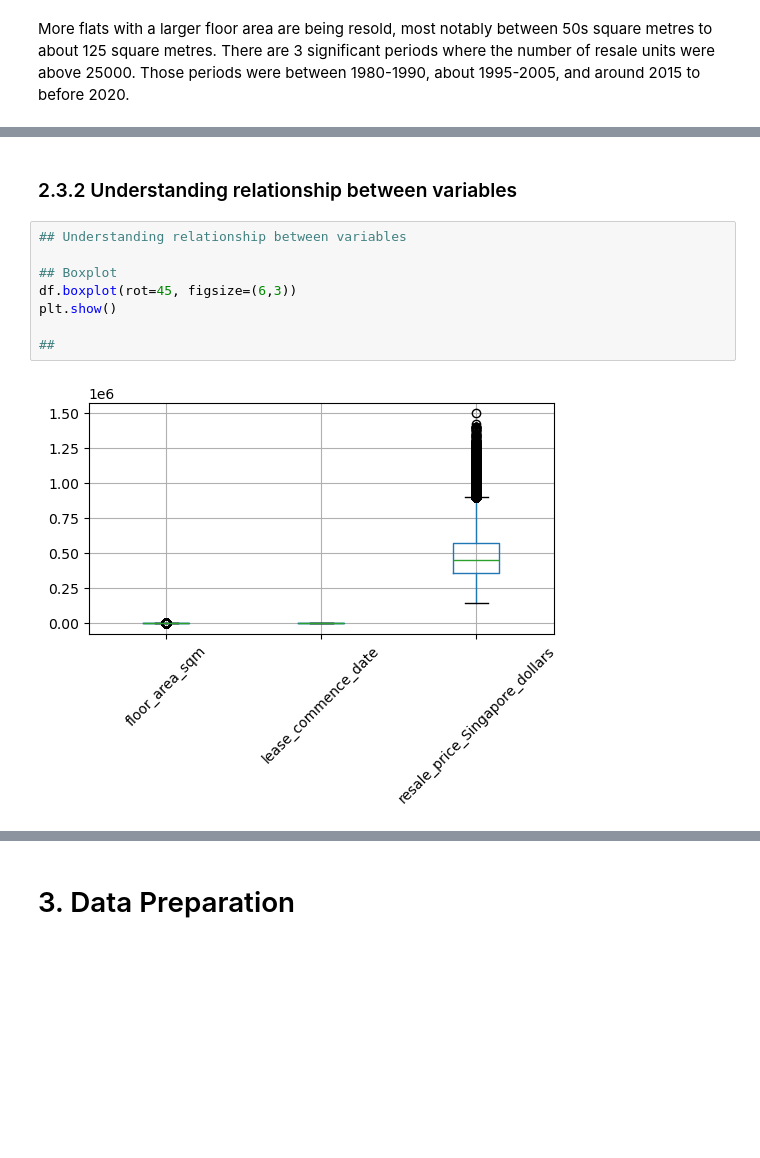
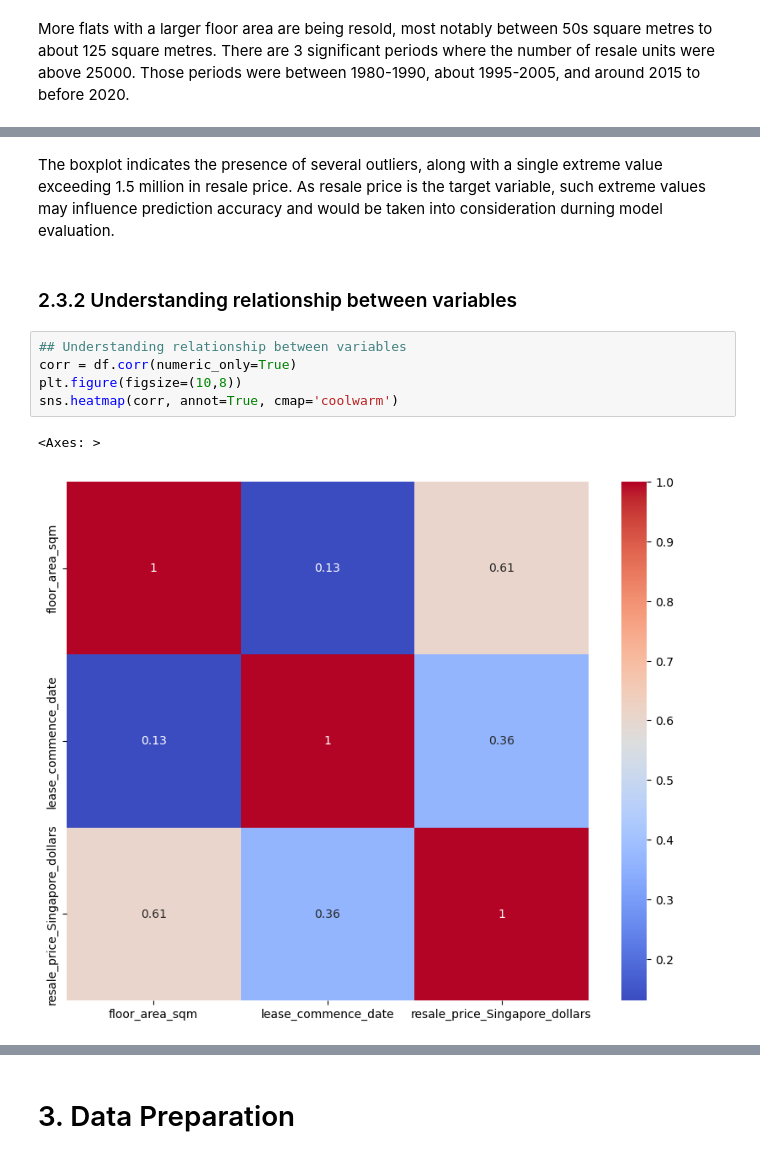
Before and after one commit to gesvda/mldp-project, a Jupyter notebook: MLDP Program Codes Submission Template.ipynb, the cells around one changed output, grey strips where cells are left out. Cells and saved outputs as stored; diff of their text form; blank space fills up the shorter version.

Commit message:
Changed repositories, plus finished  data visualisation portion

```diff
--- a/MLDP Program Codes Submission Template.ipynb
+++ b/MLDP Program Codes Submission Template.ipynb
@@ -145,12 +158,12 @@ There are 3 significant periods where the number of resale units were above 2500
+# %% [markdown]
+The boxplot indicates the presence of several outliers, along with a single extreme value exceeding 1.5 million in resale price. As resale price is the target variable, such extreme values may influence prediction accuracy and would be taken into consideration durning model evaluation.
 # %% [markdown]
 ### 2.3.2 Understanding relationship between variables
 # %%
 ## Understanding relationship between variables
-
-## Boxplot
-df.boxplot(rot=45, figsize=(6,3))
-plt.show()
-
-##
+corr = df.corr(numeric_only=True)
+plt.figure(figsize=(10,8))
+sns.heatmap(corr, annot=True, cmap='coolwarm')
 # %% [output]
+<Axes: >
-[figure, old version]
+[figure, new version]
```
Also changed, not shown: parts of 7 cells of this notebook.
